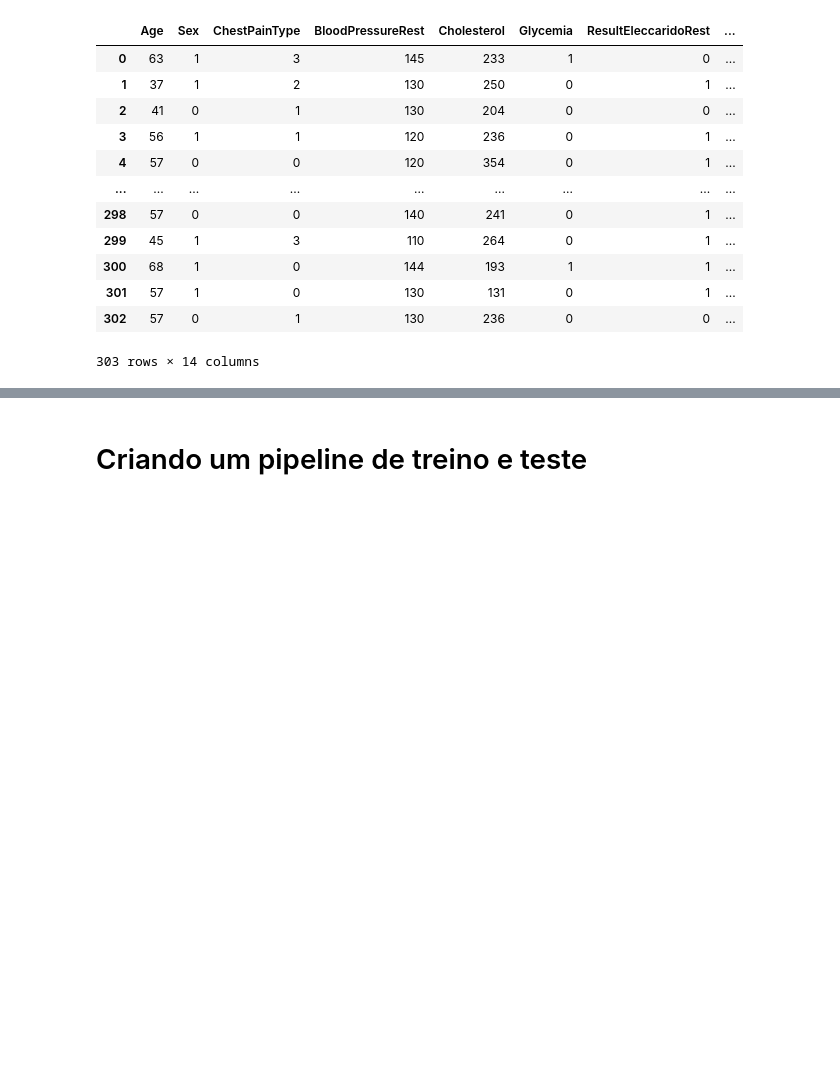
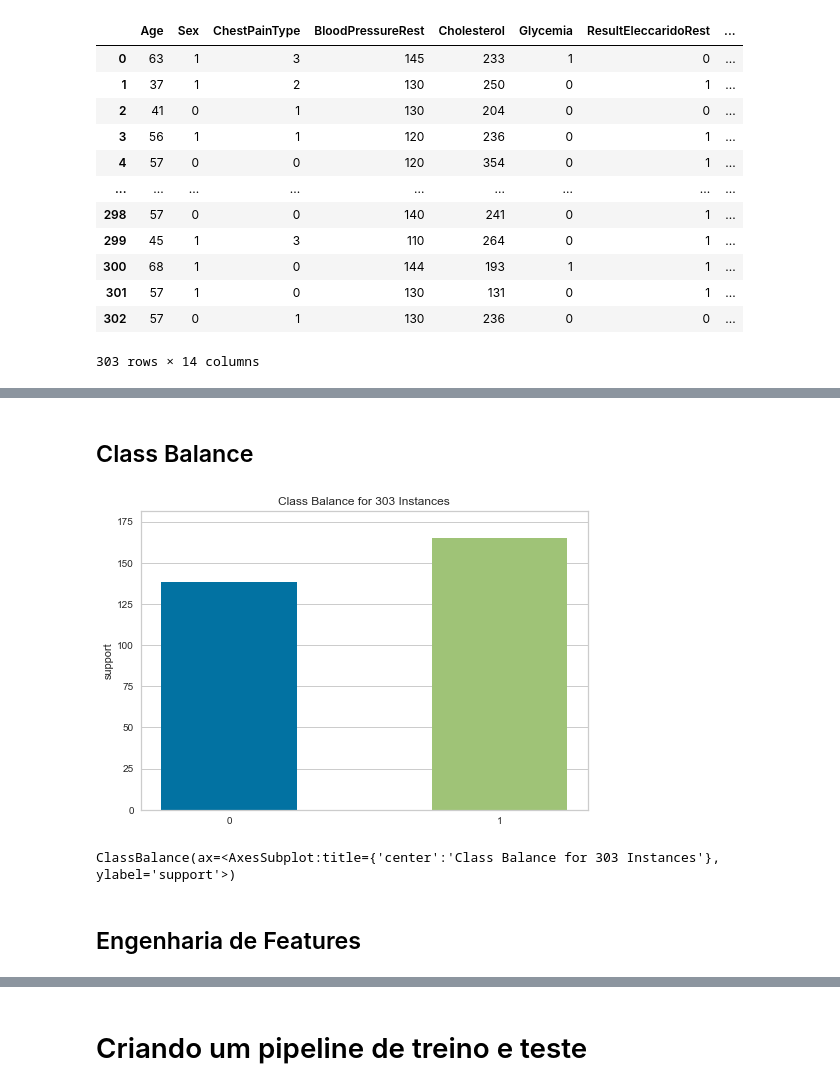
Before and after one commit to pedrofortunato2804/trabalho_final_techshot, a Jupyter notebook: ExercFinal-TechShot.ipynb, the cells around one changed output, grey strips where cells are left out. Drawn from its saved outputs; the diff is of its cells as text; code cells hidden in the pictures; blank space fills up the shorter version.

```diff
--- a/ExercFinal-TechShot.ipynb
+++ b/ExercFinal-TechShot.ipynb
@@ -56,0 +230,9 @@ train
+# %% [markdown]
+## Class Balance
+# %%
+class_balance(train['output'])
+# %% [output]
+[figure, added]
+ClassBalance(ax=<AxesSubplot:title={'center':'Class Balance for 303 Instances'}, ylabel='support'>)
+# %% [markdown]
+## Engenharia de Features
```
Also changed, not shown: parts of 25 cells of this notebook, 1 other file.
